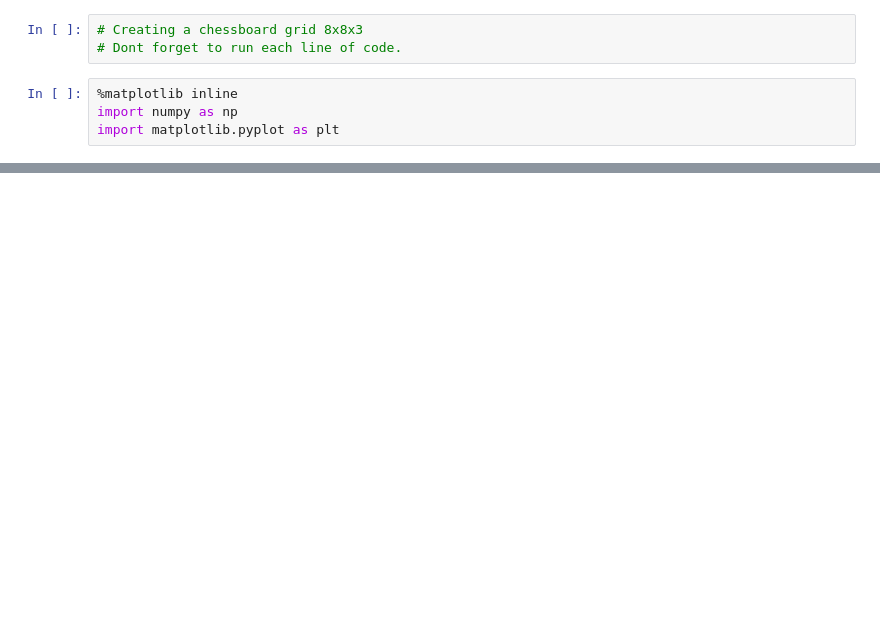
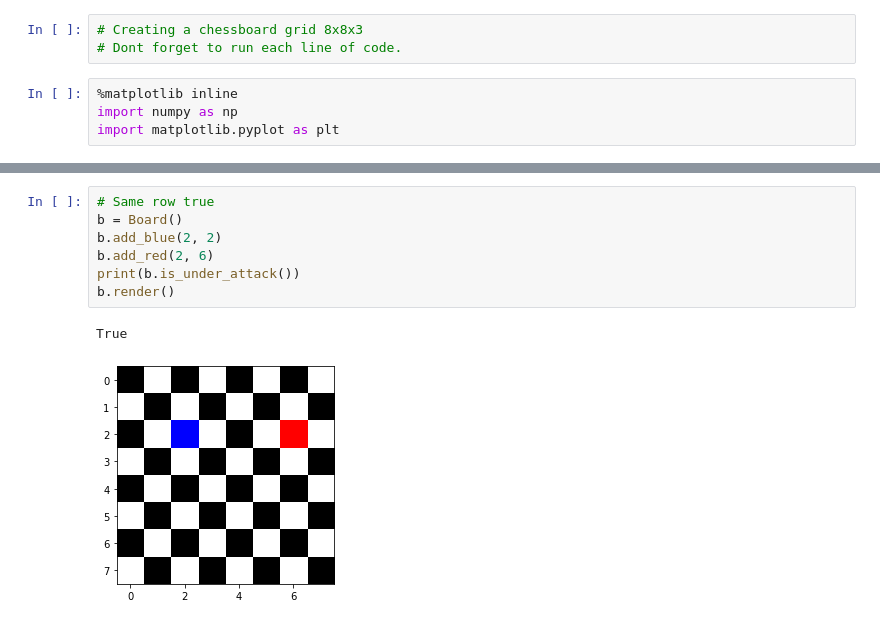
Before and after one commit to PyDrummer/chess-board, a Jupyter notebook: chess_board.ipynb, the cells around one changed output, grey strips where cells are left out. Saved outputs shown, nothing was run; the diff lists cells and outputs as text; blank space fills up the shorter version.

Commit message:
write-and-render

```diff
--- a/chess_board.ipynb
+++ b/chess_board.ipynb
@@ -83,2 +58,12 @@ False
 True
 [figure]
+# %%
+# Same row true
+b = Board()
+b.add_blue(2, 2)
+b.add_red(2, 6)
+print(b.is_under_attack())
+b.render()
+# %% [output]
+True
+[figure, added]
```
Also changed, not shown: parts of 6 cells of this notebook.
